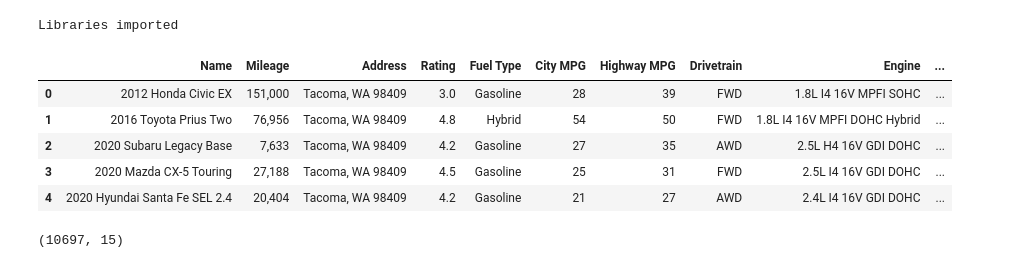
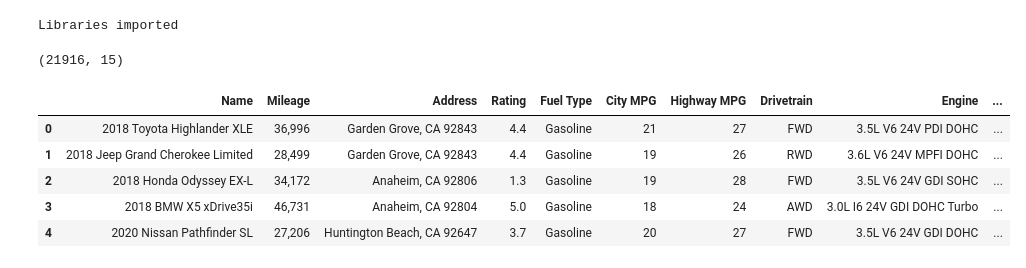
Before and after one commit to luongtruong77/regression-car-price-predictor, a Jupyter notebook: data_cleaning.ipynb, the cells around one changed output. Cells and saved outputs as stored; diff of their text form; code cells hidden in the pictures.

Commit message:
Redefine scraper function, clean data start feature engineer

```diff
--- a/data_cleaning.ipynb
+++ b/data_cleaning.ipynb
@@ -20,26 +20,25 @@ print('Libraries imported')
 # %% [output]
 Libraries imported
 # %%
-path = r'C:\Metis_Bootcamp\Regression_project\data\joined-data' # data path
+path = r'C:/Metis_Bootcamp/Regression_project/data/joined-data/' # data path
 all_files = glob.glob(path + "/*.csv")
 
 li = []
 
 for filename in all_files:
     data = pd.read_csv(filename, index_col=0, header=0)
     li.append(data)
 
 df = pd.concat(li, axis=0, ignore_index=True)
 
+print(df.shape)
+
 df.head()
 # %% [output]
+(21916, 15)
 |  | Name | Mileage | Address | Rating | Fuel Type | City MPG | Highway MPG | Drivetrain | Engine | ... |
-| 0 | 2012 Honda Civic EX | 151,000 | Tacoma, WA 98409 | 3.0 | Gasoline | 28 | 39 | FWD | 1.8L I4 16V MPFI SOHC | ... |
-| 1 | 2016 Toyota Prius Two | 76,956 | Tacoma, WA 98409 | 4.8 | Hybrid | 54 | 50 | FWD | 1.8L I4 16V MPFI DOHC Hybrid | ... |
-| 2 | 2020 Subaru Legacy Base | 7,633 | Tacoma, WA 98409 | 4.2 | Gasoline | 27 | 35 | AWD | 2.5L H4 16V GDI DOHC | ... |
-| 3 | 2020 Mazda CX-5 Touring | 27,188 | Tacoma, WA 98409 | 4.5 | Gasoline | 25 | 31 | FWD | 2.5L I4 16V GDI DOHC | ... |
-| 4 | 2020 Hyundai Santa Fe SEL 2.4 | 20,404 | Tacoma, WA 98409 | 4.2 | Gasoline | 21 | 27 | AWD | 2.4L I4 16V GDI DOHC | ... |
+| 0 | 2018 Toyota Highlander XLE | 36,996 | Garden Grove, CA 92843 | 4.4 | Gasoline | 21 | 27 | FWD | 3.5L V6 24V PDI DOHC | ... |
+| 1 | 2018 Jeep Grand Cherokee Limited | 28,499 | Garden Grove, CA 92843 | 4.4 | Gasoline | 19 | 26 | RWD | 3.6L V6 24V MPFI DOHC | ... |
+| 2 | 2018 Honda Odyssey EX-L | 34,172 | Anaheim, CA 92806 | 1.3 | Gasoline | 19 | 28 | FWD | 3.5L V6 24V GDI SOHC | ... |
+| 3 | 2018 BMW X5 xDrive35i | 46,731 | Anaheim, CA 92804 | 5.0 | Gasoline | 18 | 24 | AWD | 3.0L I6 24V GDI DOHC Turbo | ... |
+| 4 | 2020 Nissan Pathfinder SL | 27,206 | Huntington Beach, CA 92647 | 3.7 | Gasoline | 20 | 27 | FWD | 3.5L V6 24V GDI DOHC | ... |
-# %%
-df.shape
-# %% [output]
-(10697, 15)
```
Also changed, not shown: parts of 41 cells of this notebook, 12 other files.
